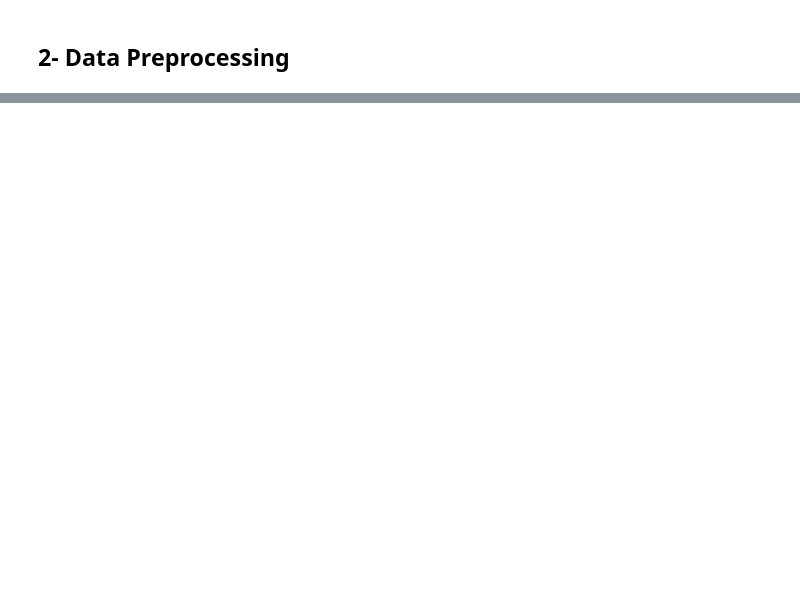
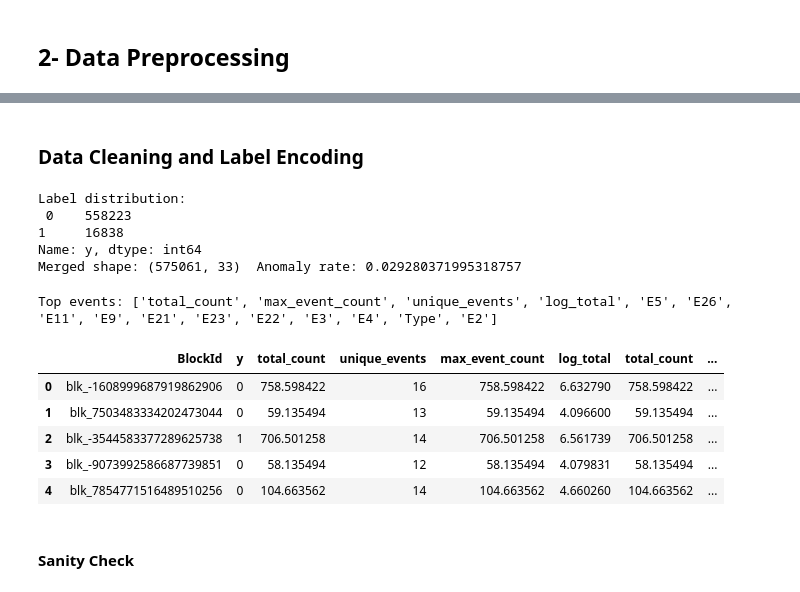
Before and after one commit to ayasqualli/Statistical-Probabilistic-Analysis-of-HDFS-System-Logs-for-Anomaly-Detection, a Jupyter notebook: main.ipynb, the cells around one changed output, grey strips where cells are left out. Drawn from its saved outputs; the diff is of its cells as text; code cells hidden in the pictures; blank space fills up the shorter version.

```diff
--- a/main.ipynb
+++ b/main.ipynb
@@ -86,0 +83,64 @@ The server reported the following issues: Data not found
+# %% [markdown]
+### Data Cleaning and Label Encoding
+# %%
+# Standardize column names
+labels = labels.rename(columns={labels.columns[0]: "BlockId", labels.columns[1]: "Label"})
+occ    = occ.rename(columns={occ.columns[0]: "BlockId"})
+
+# Drop duplicates on BlockId
+labels = labels.drop_duplicates(subset=["BlockId"])
+occ    = occ.drop_duplicates(subset=["BlockId"])
+
+# 3) Ensure same type for BlockId
+labels["BlockId"] = labels["BlockId"].astype(str)
+occ["BlockId"]    = occ["BlockId"].astype(str)
+
+# Encode label to y in {0,1}
+map_lbl = {"normal": 0, "anomaly": 1}
+labels["y"] = labels["Label"].astype(str).str.strip().str.lower().map(map_lbl)
+labels["y"] = labels["y"].fillna(pd.to_numeric(labels["Label"], errors="coerce")).astype(int)
+
+print("Label distribution:\n", labels["y"].value_counts())
+
+# Merge dataframes
+df = occ.merge(labels[["BlockId", "y"]], on="BlockId", how="inner")
+print("Merged shape:", df.shape, " Anomaly rate:", df["y"].mean())
+# %% [output]
+Label distribution:
+ 0    558223
+1     16838
+Name: y, dtype: int64
+Merged shape: (575061, 33)  Anomaly rate: 0.029280371995318757
+# %%
+# Event columns are all except BlockId and y
+event_cols = [c for c in df.columns if c not in ["BlockId", "y"]]
+
+# Force numeric counts, fill NaN with 0, clip negatives
+df[event_cols] = df[event_cols].apply(pd.to_numeric, errors="coerce").fillna(0).clip(lower=0)
+
+# Core engineered features
+df["total_count"]     = df[event_cols].sum(axis=1)
+df["unique_events"]   = (df[event_cols] > 0).sum(axis=1)
+df["max_event_count"] = df[event_cols].max(axis=1)
+df["log_total"]       = np.log1p(df["total_count"])
+
+core = ["total_count", "unique_events", "max_unique_events", "log_total"]
+
+# Pick top-k event columns by global frequency
+k = 15
+top_events = df[event_cols].sum(axis=0).sort_values(ascending=False).head(k).index.tolist()
+print("Top events:", top_events)
+
+# Final feature table for the project
+df_feat = df[["BlockId", "y", "total_count", "unique_events", "max_event_count", "log_total"] + top_events].copy()
+df_feat.head()
+# %% [output]
+Top events: ['total_count', 'max_event_count', 'unique_events', 'log_total', 'E5', 'E26', 'E11', 'E9', 'E21', 'E23', 'E22', 'E3', 'E4', 'Type', 'E2']
+|  | BlockId | y | total_count | unique_events | max_event_count | log_total | total_count | ... |
+| 0 | blk_-1608999687919862906 | 0 | 758.598422 | 16 | 758.598422 | 6.632790 | 758.598422 | ... |
+| 1 | blk_7503483334202473044 | 0 | 59.135494 | 13 | 59.135494 | 4.096600 | 59.135494 | ... |
+| 2 | blk_-3544583377289625738 | 1 | 706.501258 | 14 | 706.501258 | 6.561739 | 706.501258 | ... |
+| 3 | blk_-9073992586687739851 | 0 | 58.135494 | 12 | 58.135494 | 4.079831 | 58.135494 | ... |
+| 4 | blk_7854771516489510256 | 0 | 104.663562 | 14 | 104.663562 | 4.660260 | 104.663562 | ... |
+# %% [markdown]
+#### Sanity Check
```
Also changed, not shown: parts of 19 cells of this notebook.
